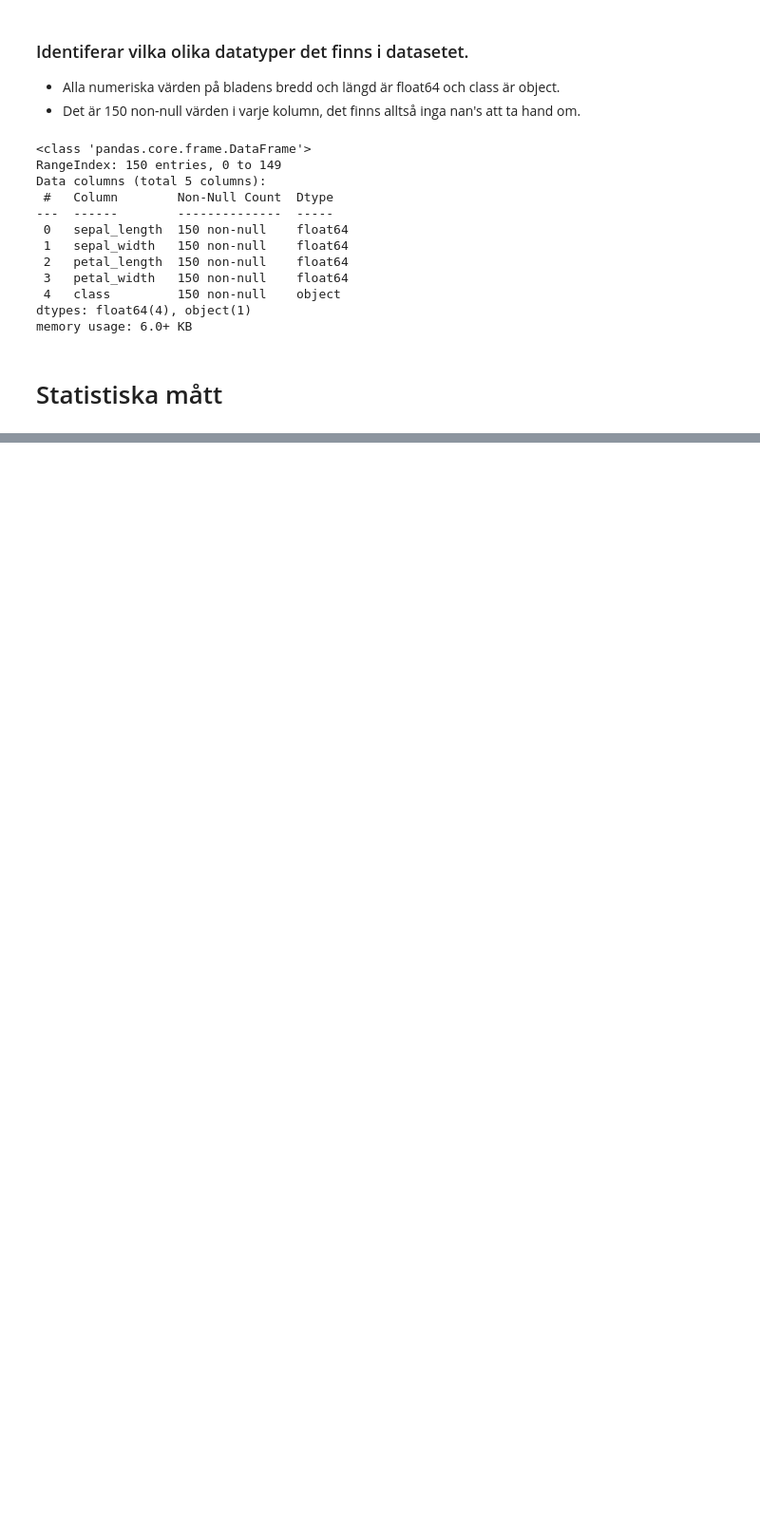
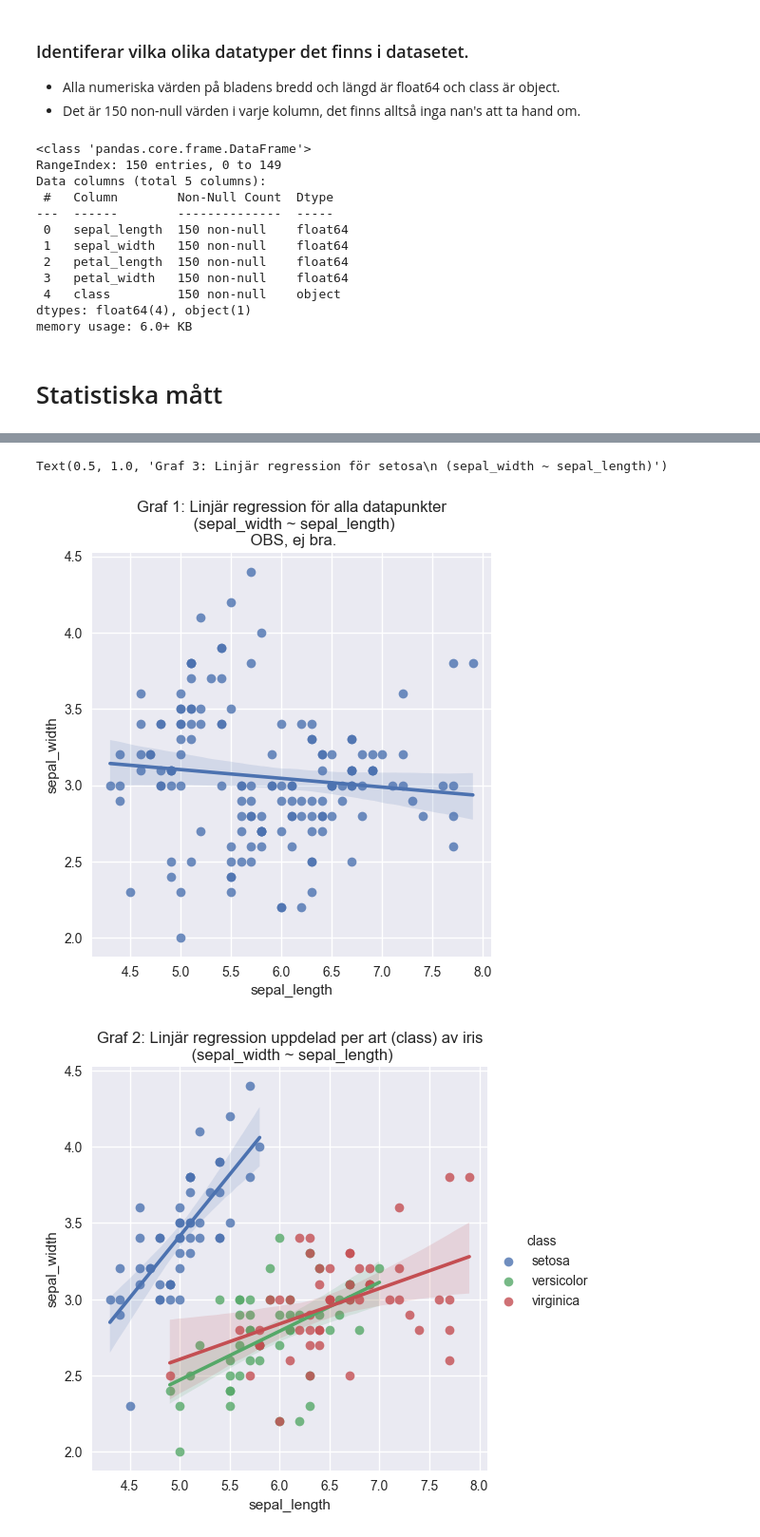
Before and after one commit to dancla240/Statistiska_Metoder, a Jupyter notebook: Lab/StatMet_Lab_Daniel.ipynb, the cells around one changed output, grey strips where cells are left out. Shown at 95% size. Drawn from its saved outputs; the diff is of its cells as text; code cells hidden in the pictures; blank space fills up the shorter version.

```diff
--- a/Lab/StatMet_Lab_Daniel.ipynb
+++ b/Lab/StatMet_Lab_Daniel.ipynb
@@ -180,0 +167,9 @@ sns.boxplot(x="class", y="sepal_length", data=iris)
+# %%
+from scipy.stats import t # importerar t-fördelningen
+alpha = 0.05 # variabeln alfa tilldelas signifikansnivån 0.05 eftersom vi ska ha ett 95%-igt konfidensintervall
+setosa = iris[iris['class'] == 'setosa'] # skapar en dataframe som enbart innehåller iris av arten setosa
+mean = setosa['sepal_length'].mean() # beräknar medelvärdet av sepal_length för setosa
+sem = scs.sem(setosa['sepal_length']) # beräknar standart error of the means, med scipy.stat funktionen sem
+n = len(setosa['sepal_length']) # beräknar n för stickprovet
+lower, upper = t.interval(confidence=1-alpha, df=n-1, loc=mean, scale=sem) #lower och upper tilldelas outputen från funktionen interval
+print(f'Lower: {round(lower,5)} \nUpper:{round(upper,5)}') #printar
@@ -180,0 +203,14 @@ sns.boxplot(x="class", y="sepal_length", data=iris)
+# %%
+sns.lmplot(data=iris, x='sepal_length', y='sepal_width') # linjär regression för alla datapunkter (alla arter av iris)
+ax = plt.gca()
+ax.set_title(f"Graf 1: Linjär regression för alla datapunkter\n (sepal_width ~ sepal_length)\n OBS, ej bra.")
+sns.lmplot(data=iris, x='sepal_length', y='sepal_width', hue='class') # linjär regression, datan uppdelad per art av iris
+ax = plt.gca()
+ax.set_title("Graf 2: Linjär regression uppdelad per art (class) av iris\n (sepal_width ~ sepal_length)")
+plot3 = sns.lmplot(data=setosa, x='sepal_length', y='sepal_width', hue='class') # linjär regression, endast för setosa
+ax = plt.gca()
+ax.set_title("Graf 3: Linjär regression för setosa\n (sepal_width ~ sepal_length)")
+# %% [output]
+Text(0.5, 1.0, 'Graf 3: Linjär regression för setosa\n (sepal_width ~ sepal_length)')
+[figure, added]
+[figure, added]
```
Also changed, not shown: parts of 47 cells of this notebook, 8 other files.
